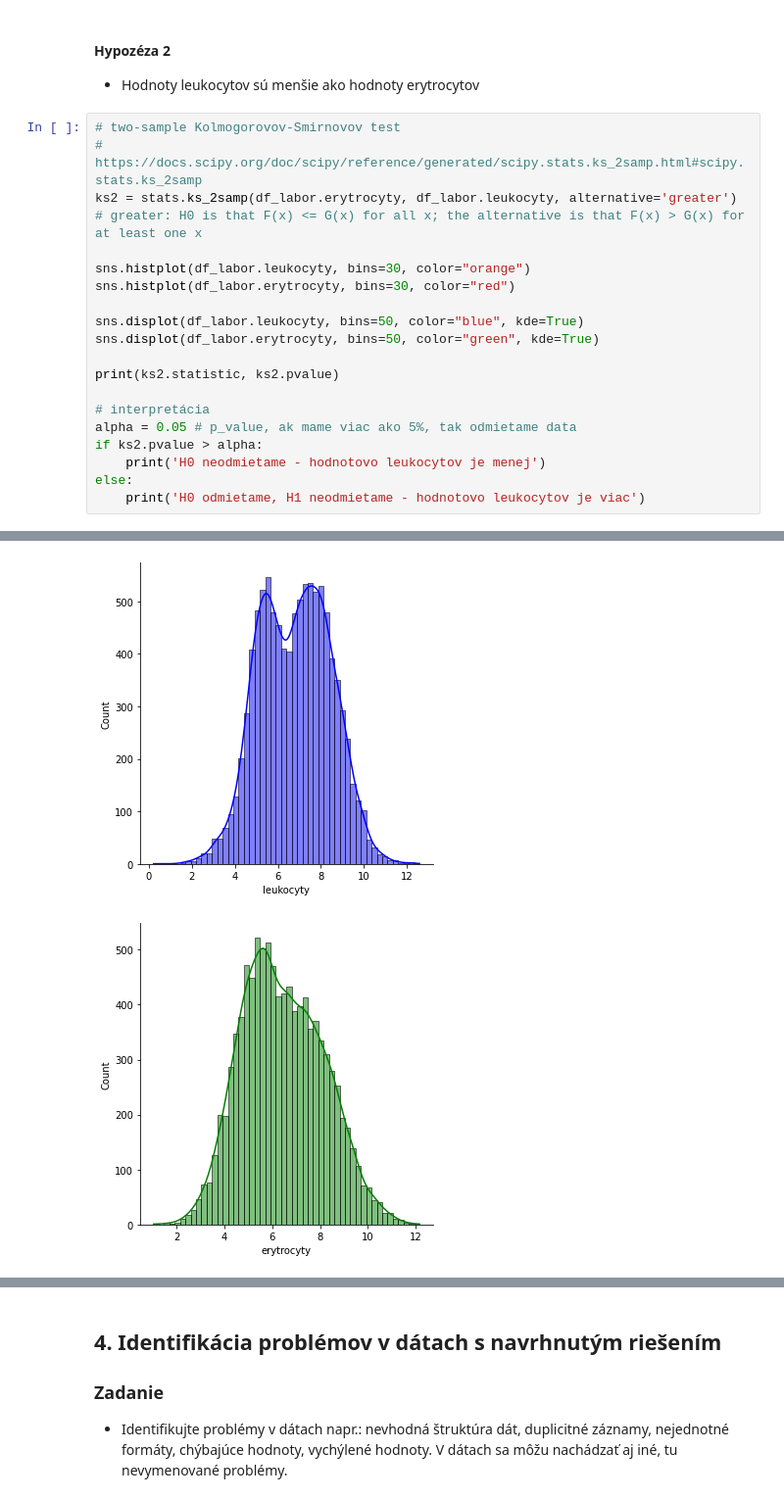
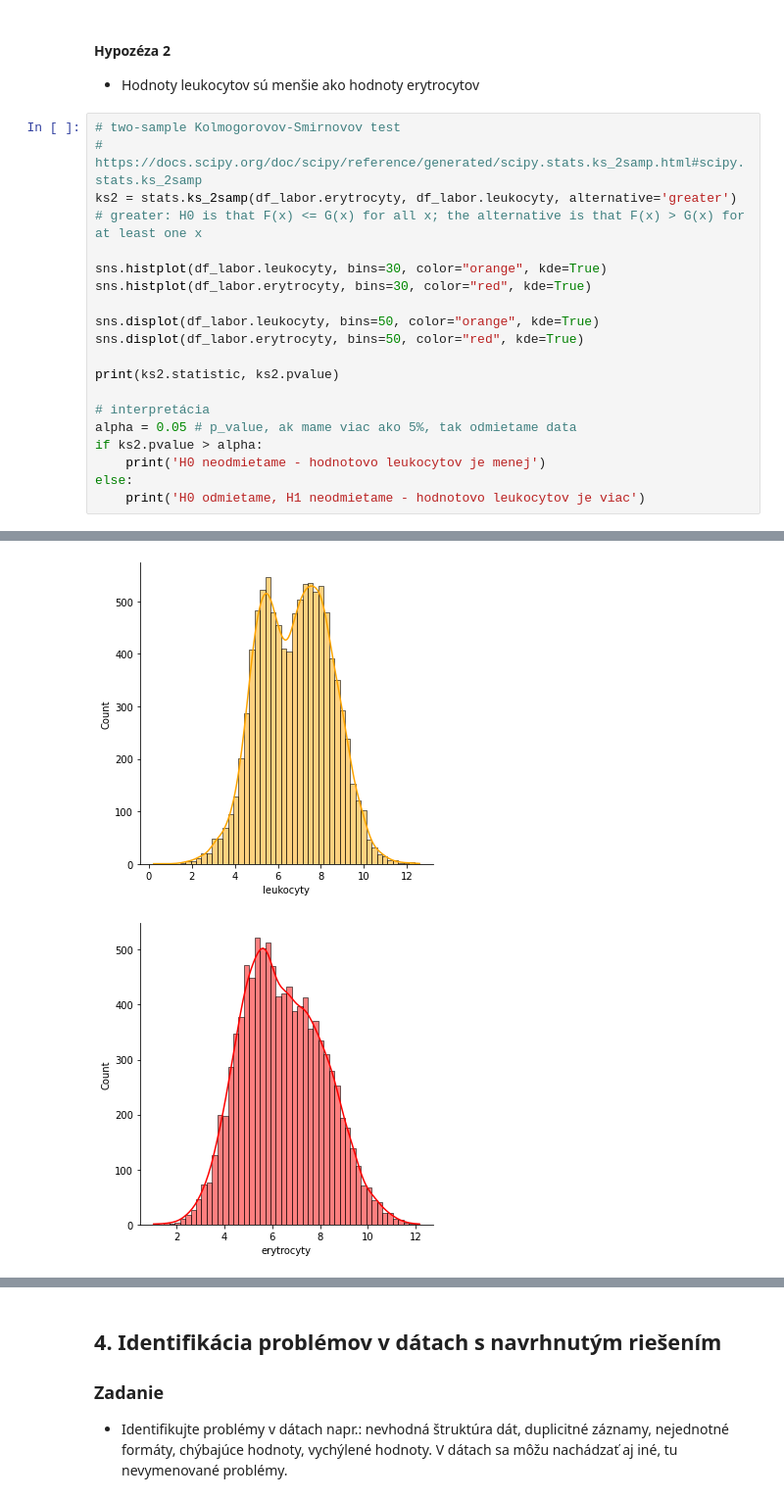
Before and after one commit to Matovic/Chronic-Lymphocytic-Leukemia, a Jupyter notebook: 1-EDA.ipynb, the cells around one changed output, grey strips where cells are left out. Shown at 98% size. Drawn from its saved outputs; the diff is of its cells as text.

```diff
--- a/1-EDA.ipynb
+++ b/1-EDA.ipynb
@@ -480,11 +505,11 @@ sm.ProbPlot(~df_labor.hemoglobin.isna()).qqplot(line='45')
 ks2 = stats.ks_2samp(df_labor.erytrocyty, df_labor.leukocyty, alternative='greater')
 # greater: H0 is that F(x) <= G(x) for all x; the alternative is that F(x) > G(x) for at least one x
 
-sns.histplot(df_labor.leukocyty, bins=30, color="orange")
-sns.histplot(df_labor.erytrocyty, bins=30, color="red")
+sns.histplot(df_labor.leukocyty, bins=30, color="orange", kde=True)
+sns.histplot(df_labor.erytrocyty, bins=30, color="red", kde=True)
 
-sns.displot(df_labor.leukocyty, bins=50, color="blue", kde=True)
-sns.displot(df_labor.erytrocyty, bins=50, color="green", kde=True)
+sns.displot(df_labor.leukocyty, bins=50, color="orange", kde=True)
+sns.displot(df_labor.erytrocyty, bins=50, color="red", kde=True)
 
 print(ks2.statistic, ks2.pvalue)
 
@@ -501,2 +526,2 @@ H1 odmietame - hodnotovo leukocytov je viac
-[figure, old version]
+[figure, new version]
-[figure, old version]
+[figure, new version]
```
Also changed, not shown: parts of 18 cells of this notebook.
